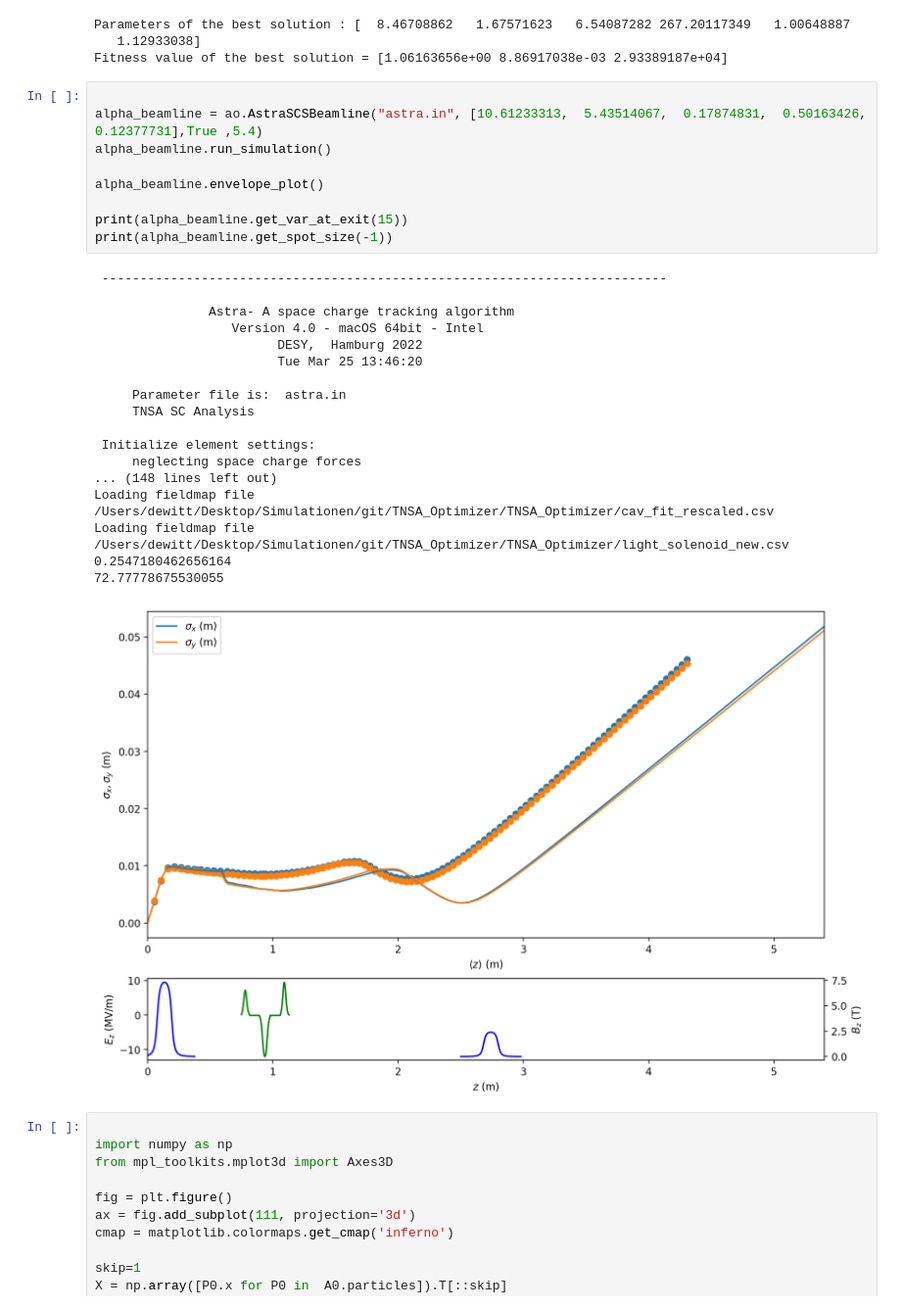
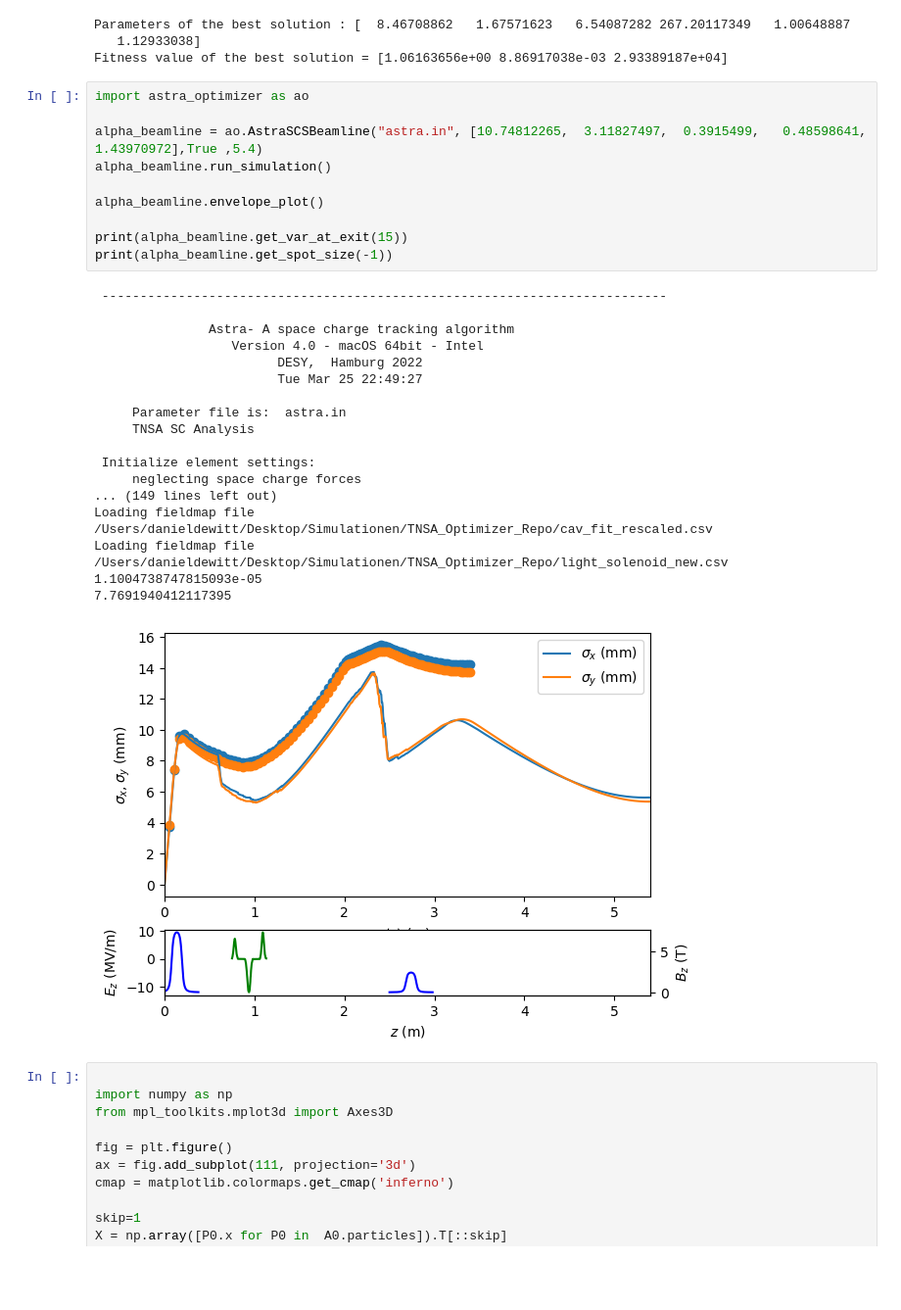
Before and after one commit to DanielDewitt/TNSA_Optimizer, a Jupyter notebook: sandbox.ipynb, the cells around one changed output. Shown at 98% size. Cells and saved outputs as stored; diff of their text form; blank space fills up the shorter version.

```diff
--- a/sandbox.ipynb
+++ b/sandbox.ipynb
@@ -392,33 +392,34 @@ Parameters of the best solution : [  8.46708862   1.67571623   6.54087282 267.20
    1.12933038]
 Fitness value of the best solution = [1.06163656e+00 8.86917038e-03 2.93389187e+04]
 # %%
+import astra_optimizer as ao
 
-alpha_beamline = ao.AstraSCSBeamline("astra.in", [10.61233313,  5.43514067,  0.17874831,  0.50163426,  0.12377731],True ,5.4)
+alpha_beamline = ao.AstraSCSBeamline("astra.in", [10.74812265,  3.11827497,  0.3915499,   0.48598641,  1.43970972],True ,5.4)
 alpha_beamline.run_simulation()
 
 alpha_beamline.envelope_plot()
 
 print(alpha_beamline.get_var_at_exit(15))
 print(alpha_beamline.get_spot_size(-1))
 # %% [output]
  --------------------------------------------------------------------------
 
                Astra- A space charge tracking algorithm
                   Version 4.0 - macOS 64bit - Intel
                         DESY,  Hamburg 2022
-                        Tue Mar 25 13:46:20
+                        Tue Mar 25 22:49:27
 
      Parameter file is:  astra.in
      TNSA SC Analysis
 
  Initialize element settings:
      neglecting space charge forces
-... (148 lines left out)
-Loading fieldmap file /Users/dewitt/Desktop/Simulationen/git/TNSA_Optimizer/TNSA_Optimizer/cav_fit_rescaled.csv
-Loading fieldmap file /Users/dewitt/Desktop/Simulationen/git/TNSA_Optimizer/TNSA_Optimizer/light_solenoid_new.csv
-0.2547180462656164
-72.77778675530055
+... (149 lines left out)
+Loading fieldmap file /Users/danieldewitt/Desktop/Simulationen/TNSA_Optimizer_Repo/cav_fit_rescaled.csv
+Loading fieldmap file /Users/danieldewitt/Desktop/Simulationen/TNSA_Optimizer_Repo/light_solenoid_new.csv
+1.1004738747815093e-05
+7.7691940412117395
-[figure, old version]
+[figure, new version]
 # %%
 
 import numpy as np
```
